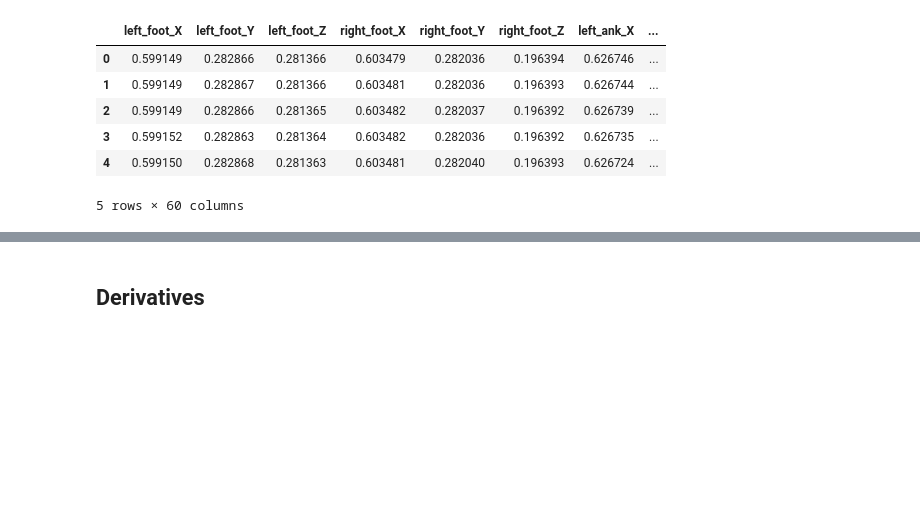
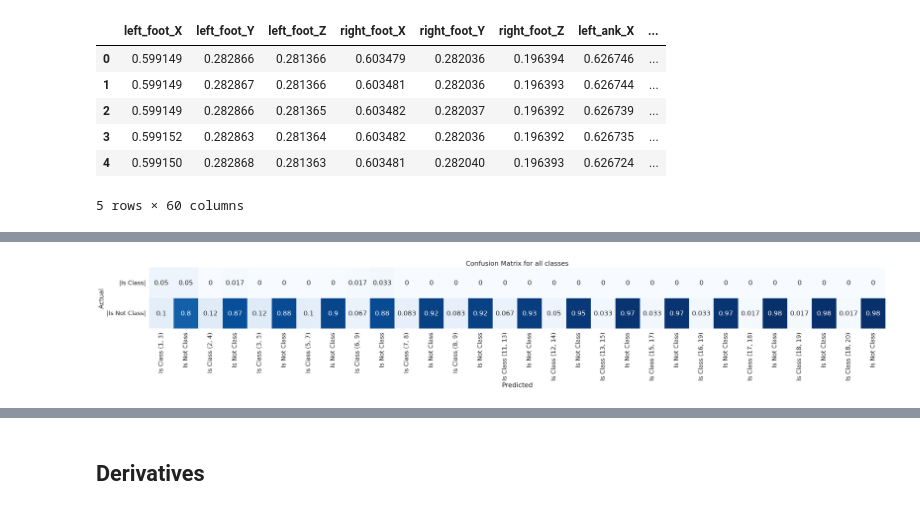
Before and after one commit to gaggioaxel/OoM-Thesis, a Jupyter notebook: code/src/ML_approach.ipynb, the cells around one changed output, grey strips where cells are left out. Cells and saved outputs as stored; diff of their text form; code cells hidden in the pictures; blank space fills up the shorter version.

```diff
--- a/code/src/ML_approach.ipynb
+++ b/code/src/ML_approach.ipynb
@@ -94,0 +340,5 @@ InvalidIndexError: Reindexing only valid with uniquely valued Index objects
+# %%
+OoM_set = set([tuple(map(int, read_data(i)[1].strip('[]').split('-'))) for i in range(len(annotations))])
+OoM_to_ord = dict(zip(sorted(list(OoM_set)),range(len(annotations))))
+ord_to_OoM = dict(zip(range(len(annotations)),sorted(list(OoM_set))))
+OoM_to_ord
@@ -94,0 +607,77 @@ InvalidIndexError: Reindexing only valid with uniquely valued Index objects
+# %%
+import seaborn as sns
+import matplotlib.pyplot as plt
+import numpy as np
+
+def score_calculator(y_true,y_pred,overall=True,normalize='all'):
+    '''
+    Calculates confusion matrix, precision, recall, f1
+    '''
+    if not overall:
+        confusion_matrix = []
+        for i in range(len(y_true)):
+            confusion_matrix += [{"TP":0,"TN":0,"FP":0,"FN":0}]
+    else:
+        confusion_matrix = {"TP":0,"TN":0,"FP":0,"FN":0}
+    for label in range(len(y_true)):
+        for y_t,y_p in zip(y_true[label],y_pred[label]):
+            if not overall:
+                confusion_matrix[label][("T" if y_t==y_p else "F") + ("P" if y_t==1 else "N")] += 1
+            else:
+               confusion_matrix[("T" if y_t==y_p else "F") + ("P" if y_t==1 else "N")] += 1
+    if not overall:
+        temp = []
+        for label in range(len(y_true)):
+            temp.append(np.array([[confusion_matrix[label]["TP"],confusion_matrix[label]["FN"]],[confusion_matrix[label]["FP"],confusion_matrix[label]["TN"]]], dtype=int if normalize is None else float))
+        confusion_matrix = np.array(temp)
+    else:
+        confusion_matrix = np.array([[confusion_matrix["TP"],confusion_matrix["FN"]],[confusion_matrix["FP"],confusion_matrix["TN"]]], dtype=int if normalize is None else float)
+    if normalize=='all':
+        if not overall:
+            for label in range(len(y_true)):
+                confusion_matrix[label] /= np.sum(confusion_matrix[label],axis=None)
+        else:
+            confusion_matrix /= np.sum(confusion_matrix, axis=None)
+    if not overall:
+        precision = []
+        recall = []
+        f1 = []
+        with np.errstate(divide='ignore', invalid='ignore'):
+            for label in range(len(y_true)):
+                precision.append(confusion_matrix[label][0,0]/(confusion_matrix[label][0,0]+confusion_matrix[label][1,0]))
+                recall.append(confusion_matrix[label][0,0]/(confusion_matrix[label][0,0]+confusion_matrix[label][0,1]))
+                f1.append(2*precision[-1]*recall[-1]/(precision[-1]+recall[-1]))
+    else:
+        precision = confusion_matrix[0,0]/(confusion_matrix[0,0]+confusion_matrix[1,0])
+        recall = confusion_matrix[0,0]/(confusion_matrix[0,0]+confusion_matrix[0,1])
+        f1 = 2*precision*recall / (precision+recall)
+    return  confusion_matrix,precision,recall,f1
+
+cm, precision, recall, f1 = score_calculator(y_true,y_pred,overall=False)
+
+print("Precision per class: ", precision )
+print("Recall per class: ",recall )
+print("F1 per class: ",f1 )
+cm = np.hstack(cm[:])
+plt.figure(figsize=(36, 3))
+sns.set(font_scale=1.5)  # Adjust the font size for better readability
+x_labels = [f"Is Class {ord_to_OoM[int(label//2)]}" if label % 2 == 0 else "Is Not Class" for label in range(2*len(y_true))]
+sns.heatmap(cm, annot=True, cmap='Blues',cbar=False, xticklabels=x_labels,yticklabels=["|Is Class|",'|Is Not Class|'])
+plt.xlabel('Predicted')
+plt.ylabel('Actual')
+plt.title(f'Confusion Matrix for all classes')
+plt.show()
+
+cm, precision, recall, f1 = score_calculator(y_true,y_pred)
+print("Precision: ", precision )
+print("Recall: ",recall )
+print("F1: ",f1 )
+
+plt.figure(figsize=(8, 6))
+sns.set(font_scale=1.2)  # Adjust the font size for better readability
+sns.heatmap(cm, annot=True, cmap='Blues',cbar=False, xticklabels=["Is class","Is Not class"],yticklabels=["|Is Class|",'|Is Not Class|'])
+plt.xlabel('Predicted')
+plt.ylabel('Actual')
+plt.title(f'Confusion Matrix for all classes')
+plt.show()
+# %% [output]
@@ -94,0 +687 @@ InvalidIndexError: Reindexing only valid with uniquely valued Index objects
+[figure, added]
```
Also changed, not shown: parts of 44 cells of this notebook, 38 other files.
